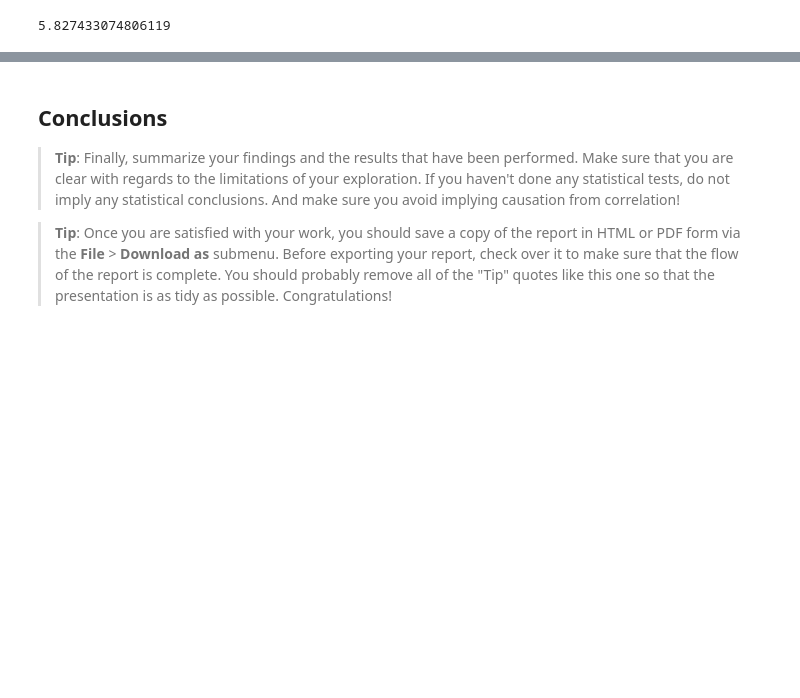
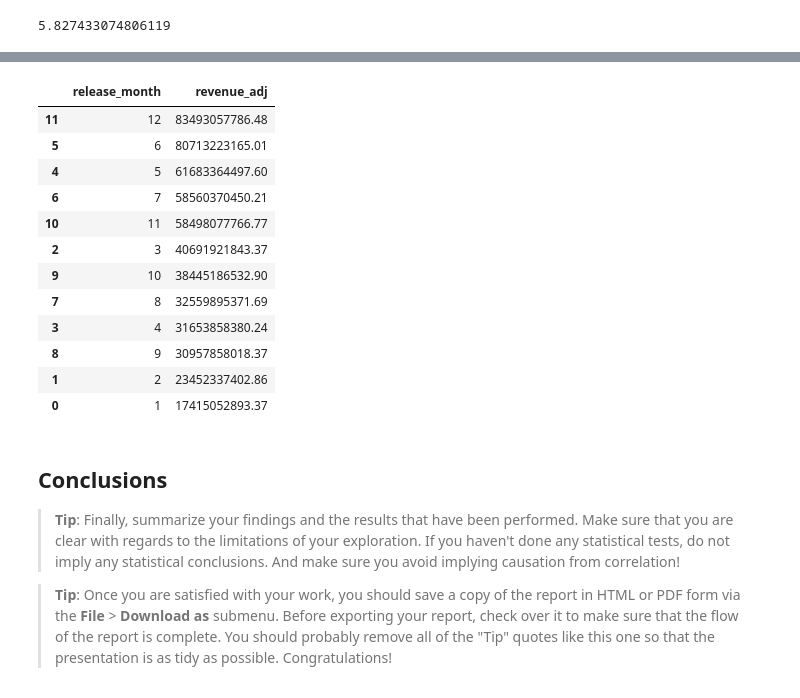
Before and after one commit to PhilipKarns/tmdb_movies, a Jupyter notebook: investigate-tmdb-movie-dataset.ipynb, the cells around one changed output, grey strips where cells are left out. Cells and saved outputs as stored; diff of their text form; code cells hidden in the pictures; blank space fills up the shorter version.

```diff
--- a/investigate-tmdb-movie-dataset.ipynb
+++ b/investigate-tmdb-movie-dataset.ipynb
@@ -403,3 +456,21 @@ runtime_lesser.vote_average.mean()
+# %%
+revenue_monthly = with_revenue.groupby('release_month', as_index=False).revenue_adj.sum()
+# %%
+revenue_monthly.sort_values('revenue_adj', ascending=False)
+# %% [output]
+|  | release_month | revenue_adj |
+| 11 | 12 | 83493057786.48 |
+| 5 | 6 | 80713223165.01 |
+| 4 | 5 | 61683364497.60 |
+| 6 | 7 | 58560370450.21 |
+| 10 | 11 | 58498077766.77 |
+| 2 | 3 | 40691921843.37 |
+| 9 | 10 | 38445186532.90 |
+| 7 | 8 | 32559895371.69 |
+| 3 | 4 | 31653858380.24 |
+| 8 | 9 | 30957858018.37 |
+| 1 | 2 | 23452337402.86 |
+| 0 | 1 | 17415052893.37 |
 # %% [markdown]
 <a id='conclusions'></a>
 ## Conclusions
```
Also changed, not shown: parts of 8 cells of this notebook.
